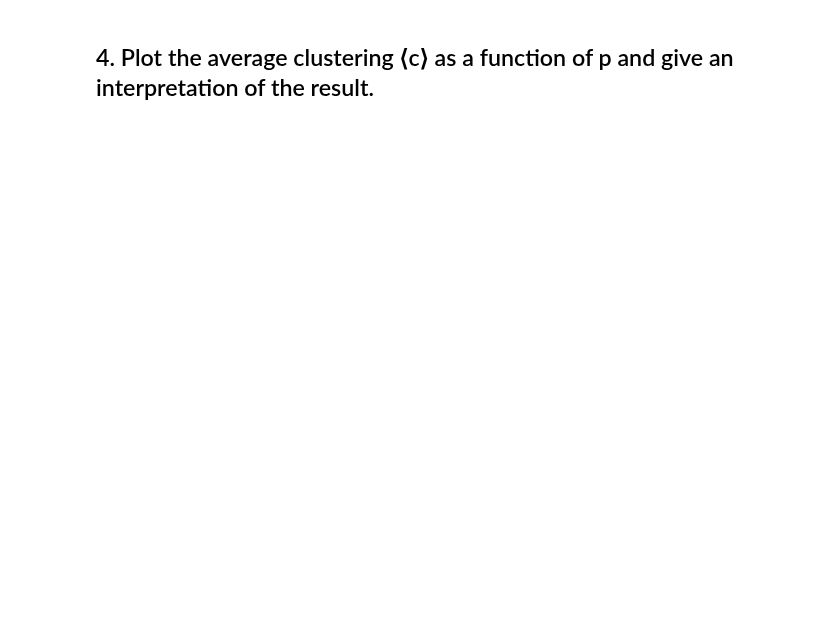
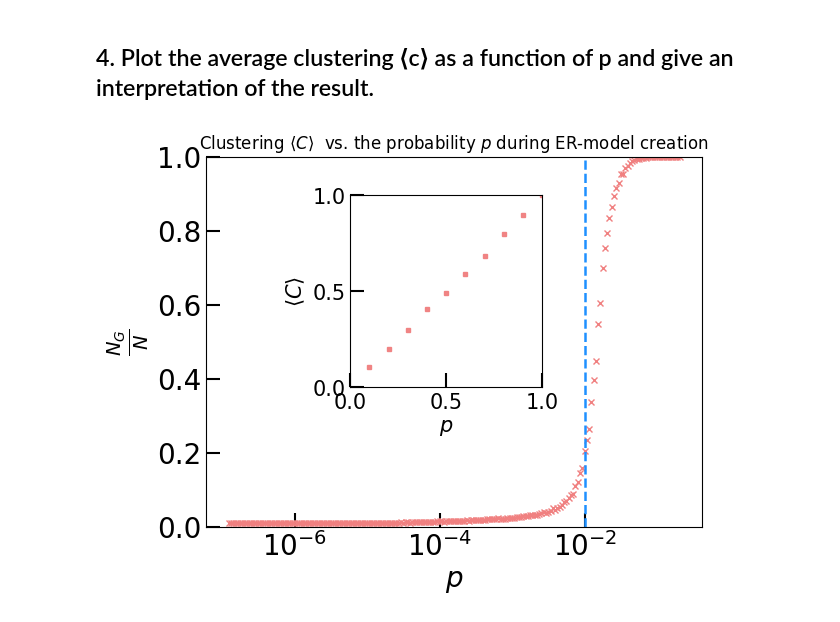
Before and after one commit to HuberNicolas/network-science-uzh, a Jupyter notebook: assignment-2/Assignment_02.ipynb, the cells around one changed output. Saved outputs shown, nothing was run; the diff lists cells and outputs as text; code cells hidden in the pictures; blank space fills up the shorter version.

```diff
--- a/assignment-2/Assignment_02.ipynb
+++ b/assignment-2/Assignment_02.ipynb
@@ -105,2 +210,49 @@ Provide a visualisation of these networks, in order to emphasize the existence o
 # %% [markdown]
 ## 4. Plot the average clustering ⟨c⟩ as a function of p and give an interpretation of the result.
+# %%
+#average clustering
+probabilities_log_range_cluster = np.arange(0.1,1.1,0.1) # x-Axis
+clusters = []
+for p in probabilities_log_range_cluster:
+    g = generate_custom_erdos_renyi_graph(N=N,p=p)
+    # Calculate average clustering
+    # https://networkx.org/documentation/stable/reference/algorithms/generated/networkx.algorithms.cluster.average_clustering.html
+    clus = nx.average_clustering(g)
+    clusters.append(clus)
+# %%
+fig = plt.figure()
+ax = fig.add_subplot(111)
+
+ax.plot(probabilities_log_range, ratios_avg.values(), "x",  ms=5,color=COLOR_RED, label=r"$N_G / N$") # Regular values
+plt.axvline(x=1./(N-1),linestyle="--", lw="1.8",color=COLOR_BLUE) # Horizontal line p_c = 1 / N
+
+# Formatting
+plt.title(r"Clustering $\langle C \rangle$  vs. the probability $p$ during ER-model creation")
+ax.set_xlabel(r"$p$", fontsize=20)
+ax.set_ylabel(r"$\frac{N_G}{N}$", fontsize=20)
+ax.tick_params(which = "major", axis='both', width=1.5, length = 10, labelsize=20,direction="in")
+ax.tick_params(which = "minor", axis='both', width=1.5, length = 5, labelsize=20,direction="in")
+plt.yticks(fontsize = 20)
+plt.xticks(fontsize = 20)
+ax.set_ylim(0,1.0)
+ax.set_xscale("log")
+
+# Formatting
+left, bottom, width, height = [0.30,0.40,0.40,0.40]
+axinset = fig.add_axes([left, bottom, width, height])
+axinset.plot(probabilities_log_range_cluster,clusters, 's', ms=3, c=COLOR_RED, alpha=0.95, label=r"$v(t)$")
+axinset.tick_params(axis="both", width=1.5, length = 10, labelsize=15, direction="in")
+axinset.set_xticks([0.,.5,1.])
+axinset.set_yticks([0.,.5,1.])
+axinset.set_xlim(0.,1.)
+axinset.set_ylim(0.,1.)
+axinset.set_aspect("equal")
+axinset.set_xlabel(r"$p$", fontsize=15)
+axinset.set_ylabel(r"$\langle C \rangle$", fontsize=15)
+
+file_name = "average_clustering_for_different_probabilities.png"
+complete_plot_filename = os.path.join(OUTPUT_PATH_ER, file_name)
+plt.savefig(complete_plot_filename)
+plt.show()
+# %% [output]
+[figure, added]
```
Also changed, not shown: parts of 10 cells of this notebook, 6 other files.
